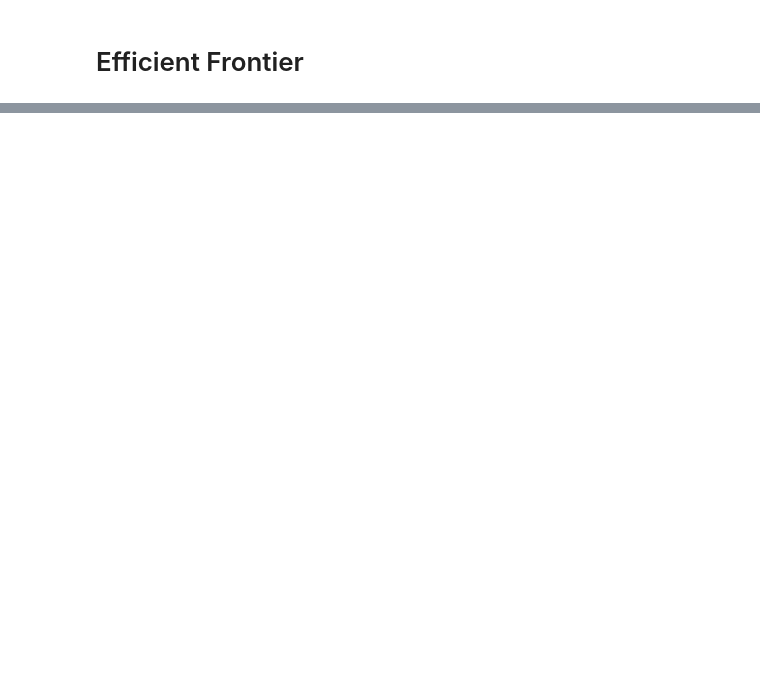
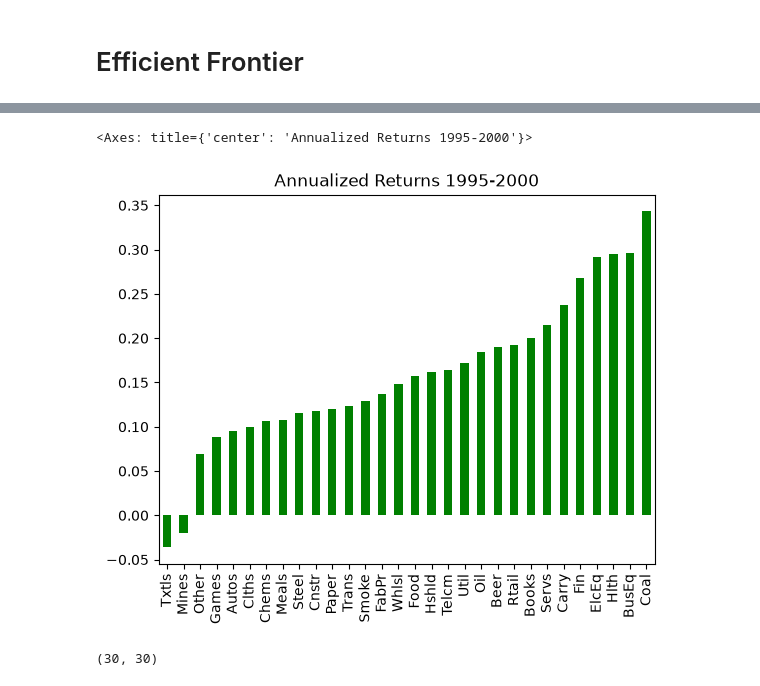
Before and after one commit to bealljamesp/EDHEC, a Jupyter notebook: 01 Intro to Portfolio Construction and Analysis/mod-02/201.ipynb, the cells around one changed output, grey strips where cells are left out. Cells and saved outputs as stored; diff of their text form; code cells hidden in the pictures; blank space fills up the shorter version.

```diff
--- a/01 Intro to Portfolio Construction and Analysis/mod-02/201.ipynb
+++ b/01 Intro to Portfolio Construction and Analysis/mod-02/201.ipynb
@@ -54,0 +143,11 @@ erk.sharpe_ratio(ind, risk_free_rate=0.03 / 12, periods_per_year=12).plot.bar(
+# %%
+er = erk.annualized_rets(ind["1995":"2000"], periods_per_year=12)
+er.sort_values().plot.bar(title="Annualized Returns 1995-2000", color="green")
+# %% [output]
+<Axes: title={'center': 'Annualized Returns 1995-2000'}>
+[figure, added]
+# %%
+cov = ind["1995":"2000"].cov()
+cov.shape
+# %% [output]
+(30, 30)
```
Also changed, not shown: parts of 15 cells of this notebook, 2 other files.
